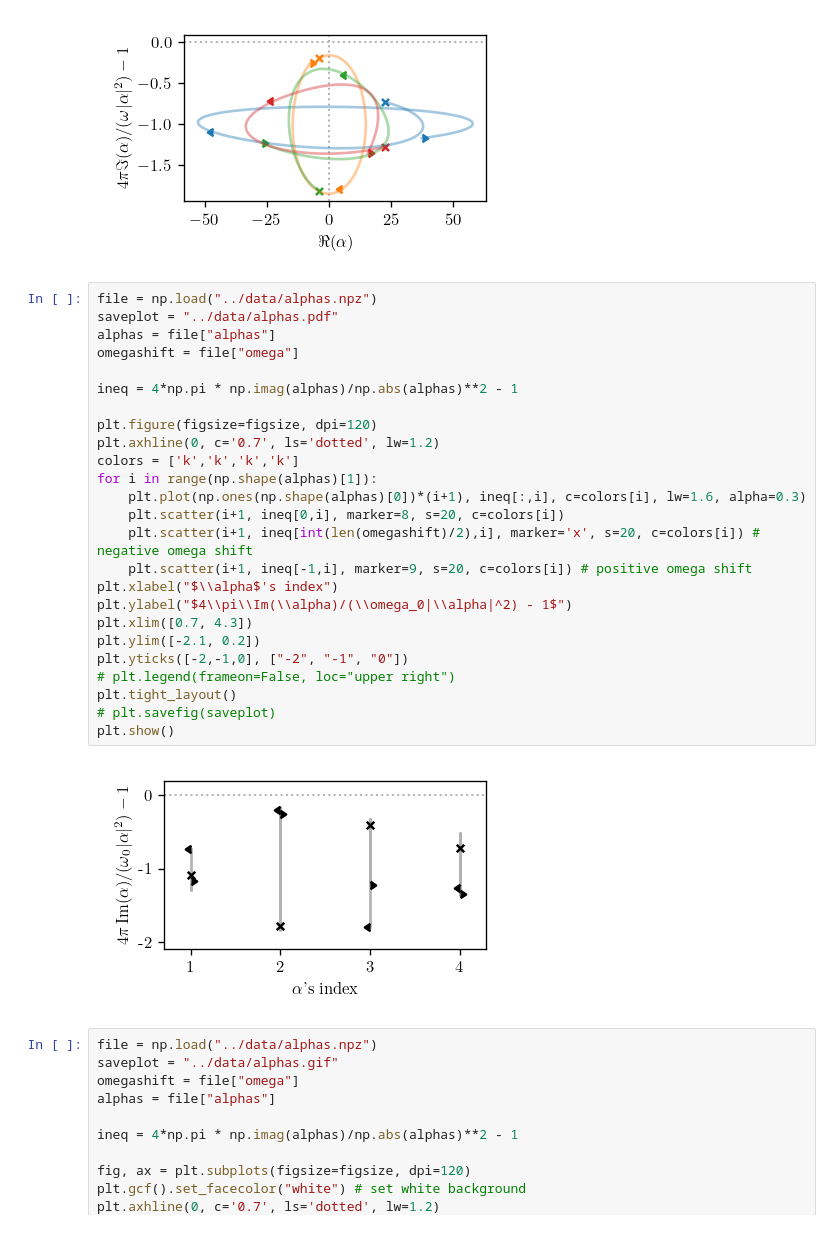
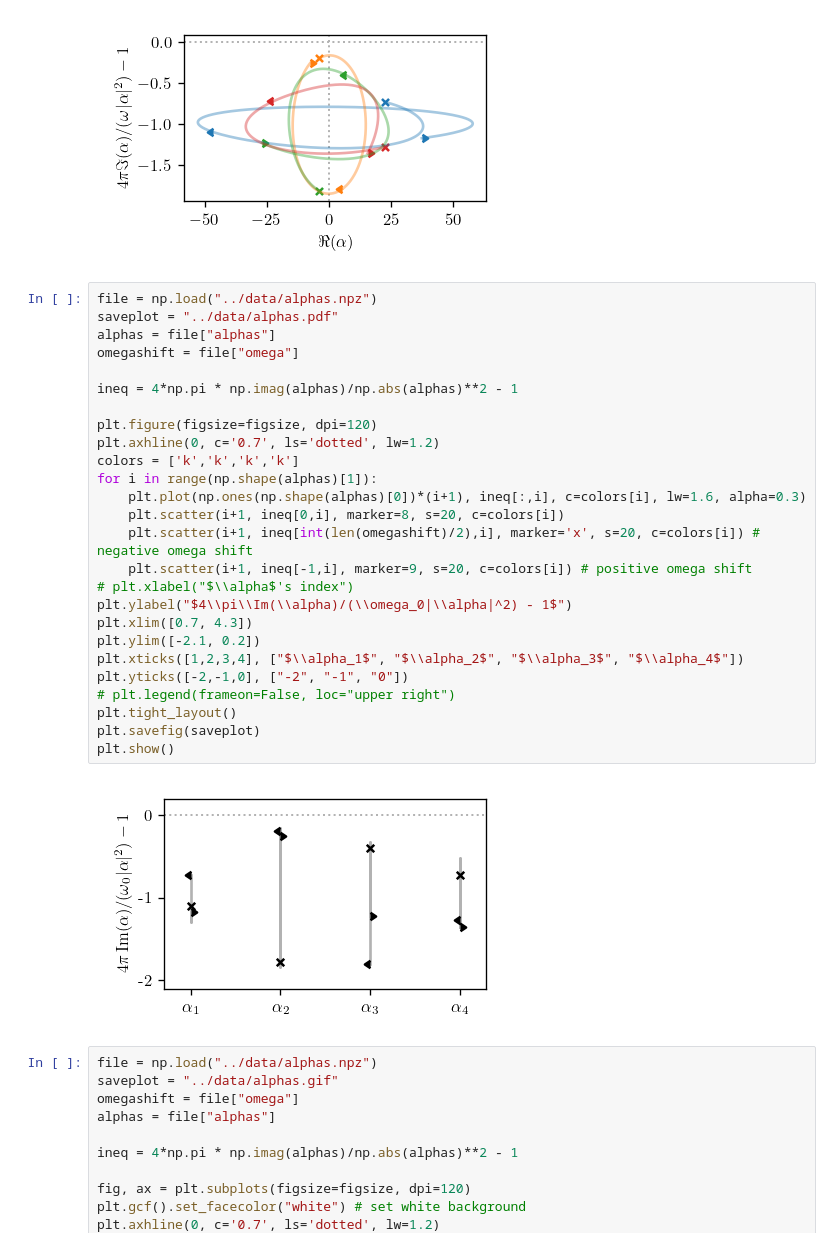
Before and after one commit to mekise/graph-theory-dda, a Jupyter notebook: notebooks/plot_paper.ipynb, the cells around one changed output. Drawn from its saved outputs; the diff is of its cells as text.

Commit message:
Change alphas plot x labels

```diff
--- a/notebooks/plot_paper.ipynb
+++ b/notebooks/plot_paper.ipynb
@@ -543,30 +543,31 @@ plt.show()
 # %%
 file = np.load("../data/alphas.npz")
 saveplot = "../data/alphas.pdf"
 alphas = file["alphas"]
 omegashift = file["omega"]
 
 ineq = 4*np.pi * np.imag(alphas)/np.abs(alphas)**2 - 1
 
 plt.figure(figsize=figsize, dpi=120)
 plt.axhline(0, c='0.7', ls='dotted', lw=1.2)
 colors = ['k','k','k','k']
 for i in range(np.shape(alphas)[1]):
     plt.plot(np.ones(np.shape(alphas)[0])*(i+1), ineq[:,i], c=colors[i], lw=1.6, alpha=0.3)
     plt.scatter(i+1, ineq[0,i], marker=8, s=20, c=colors[i])
     plt.scatter(i+1, ineq[int(len(omegashift)/2),i], marker='x', s=20, c=colors[i]) # negative omega shift
     plt.scatter(i+1, ineq[-1,i], marker=9, s=20, c=colors[i]) # positive omega shift
-plt.xlabel("$\\alpha$'s index")
+# plt.xlabel("$\\alpha$'s index")
 plt.ylabel("$4\\pi\\Im(\\alpha)/(\\omega_0|\\alpha|^2) - 1$")
 plt.xlim([0.7, 4.3])
 plt.ylim([-2.1, 0.2])
+plt.xticks([1,2,3,4], ["$\\alpha_1$", "$\\alpha_2$", "$\\alpha_3$", "$\\alpha_4$"])
 plt.yticks([-2,-1,0], ["-2", "-1", "0"])
 # plt.legend(frameon=False, loc="upper right")
 plt.tight_layout()
-# plt.savefig(saveplot)
+plt.savefig(saveplot)
 plt.show()
 # %% [output]
-[figure, old version]
+[figure, new version]
 # %%
 file = np.load("../data/alphas.npz")
 saveplot = "../data/alphas.gif"
```
